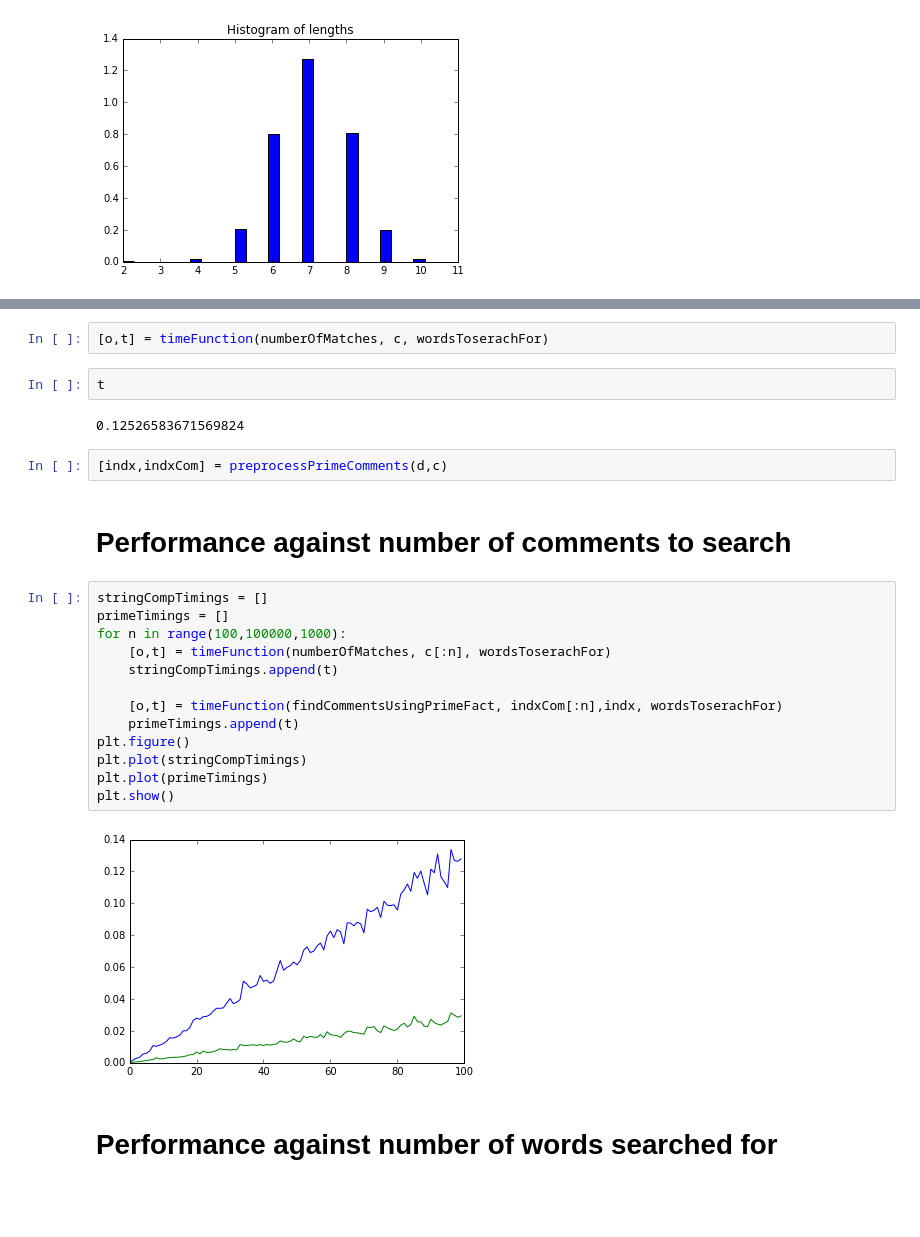
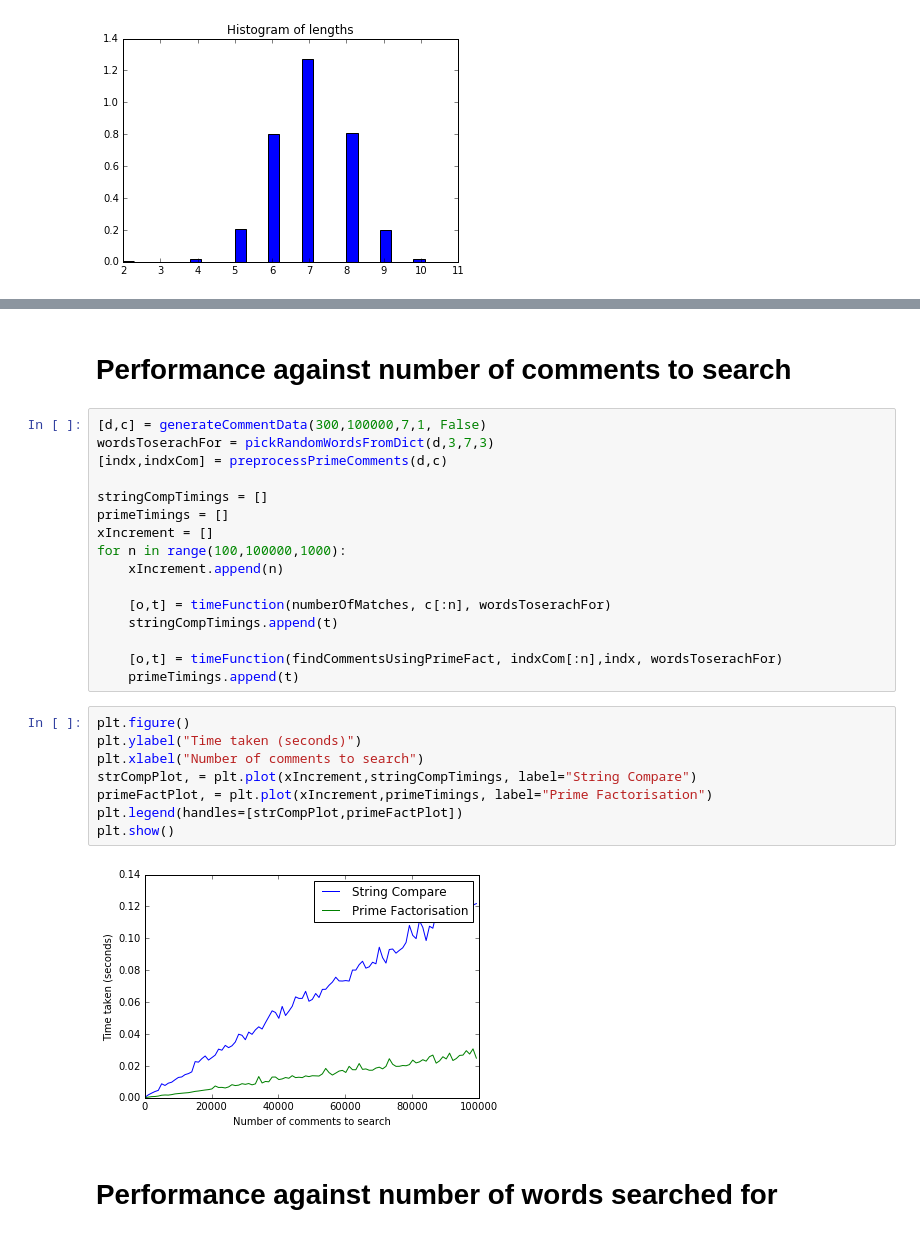
Before and after one commit to ZackAkil/Data-Science-Meetup-Predicting-Trolls, a Jupyter notebook: Text indexing by prime factorisation.ipynb, the cells around one changed output, grey strips where cells are left out. Saved outputs shown, nothing was run; the diff lists cells and outputs as text; blank space fills up the shorter version.

```diff
--- a/Text indexing by prime factorisation.ipynb
+++ b/Text indexing by prime factorisation.ipynb
@@ -384,28 +364,31 @@ wordsToserachFor
-# %%
-[o,t] = timeFunction(numberOfMatches, c, wordsToserachFor)
-# %%
-t
-# %% [output]
-0.12526583671569824
-# %%
-[indx,indxCom] = preprocessPrimeComments(d,c)
 # %% [markdown]
 # Performance against number of comments to search
 # %%
+[d,c] = generateCommentData(300,100000,7,1, False)
+wordsToserachFor = pickRandomWordsFromDict(d,3,7,3)
+[indx,indxCom] = preprocessPrimeComments(d,c)
+
 stringCompTimings = []
 primeTimings = []
+xIncrement = []
 for n in range(100,100000,1000):
+    xIncrement.append(n)
+
     [o,t] = timeFunction(numberOfMatches, c[:n], wordsToserachFor)
     stringCompTimings.append(t)
 
     [o,t] = timeFunction(findCommentsUsingPrimeFact, indxCom[:n],indx, wordsToserachFor)
     primeTimings.append(t)
-plt.figure()
-plt.plot(stringCompTimings)
-plt.plot(primeTimings)
-plt.show()
-# %% [output]
-[figure, removed]
+# %%
+plt.figure()
+plt.ylabel("Time taken (seconds)")
+plt.xlabel("Number of comments to search")
+strCompPlot, = plt.plot(xIncrement,stringCompTimings, label="String Compare")
+primeFactPlot, = plt.plot(xIncrement,primeTimings, label="Prime Factorisation")
+plt.legend(handles=[strCompPlot,primeFactPlot])
+plt.show()
+# %% [output]
+[figure, added]
 # %% [markdown]
 # Performance against number of words searched for
 # %%
```
Also changed, not shown: parts of 8 cells of this notebook.
